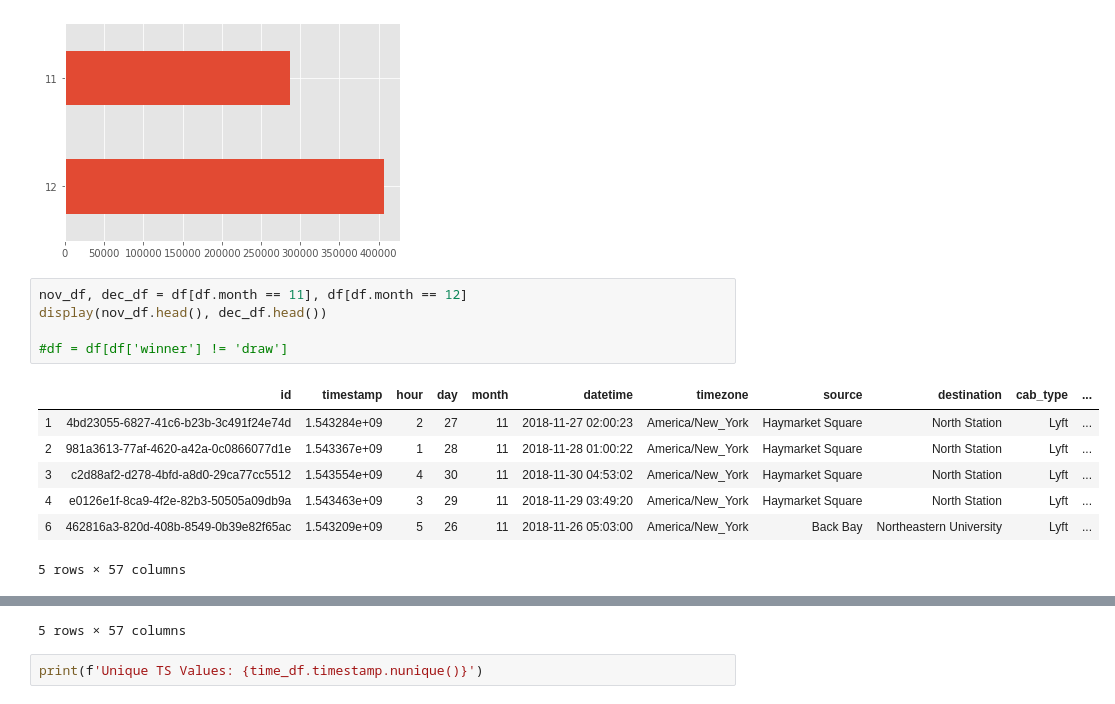
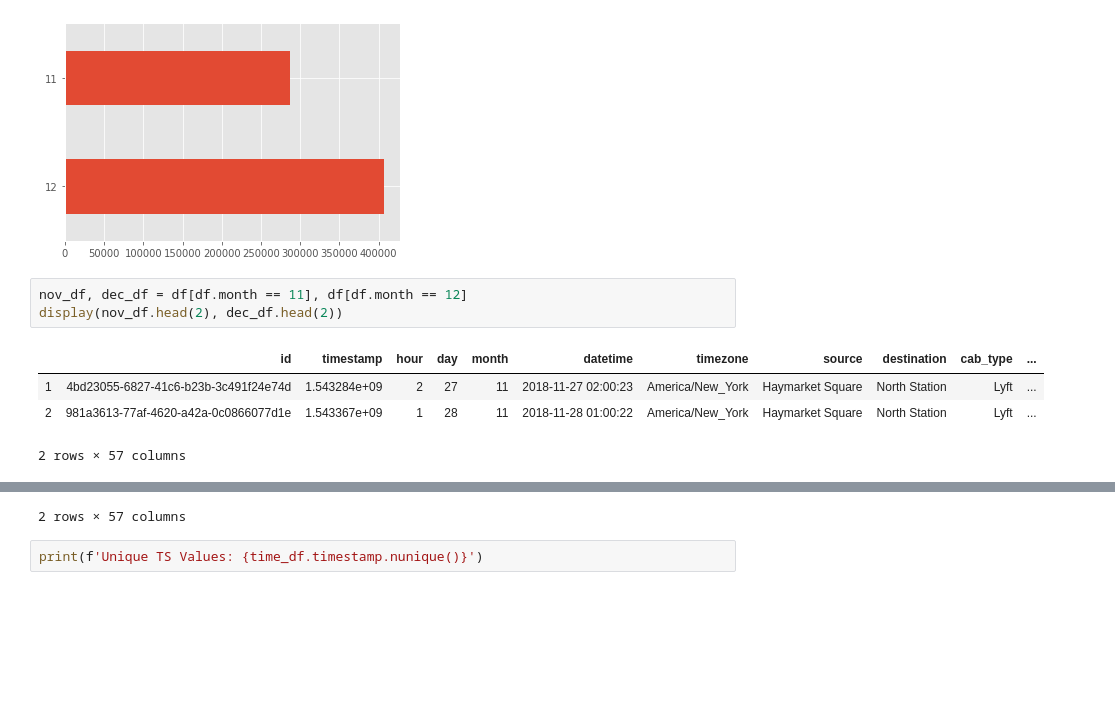
Before and after one commit to pawoody/Rideshare_Analysis, a Jupyter notebook: Boston_Rideshare_NB.ipynb, the cells around one changed output, grey strips where cells are left out. Drawn from its saved outputs; the diff is of its cells as text; blank space fills up the shorter version.

```diff
--- a/Boston_Rideshare_NB.ipynb
+++ b/Boston_Rideshare_NB.ipynb
@@ -227,17 +274,12 @@ df.month.value_counts().plot(kind='barh')
 [figure]
 # %%
 nov_df, dec_df = df[df.month == 11], df[df.month == 12]
-display(nov_df.head(), dec_df.head())
-
-#df = df[df['winner'] != 'draw']
+display(nov_df.head(2), dec_df.head(2))
 # %% [output]
 |  | id | timestamp | hour | day | month | datetime | timezone | source | destination | cab_type | ... |
 | 1 | 4bd23055-6827-41c6-b23b-3c491f24e74d | 1.543284e+09 | 2 | 27 | 11 | 2018-11-27 02:00:23 | America/New_York | Haymarket Square | North Station | Lyft | ... |
 | 2 | 981a3613-77af-4620-a42a-0c0866077d1e | 1.543367e+09 | 1 | 28 | 11 | 2018-11-28 01:00:22 | America/New_York | Haymarket Square | North Station | Lyft | ... |
-| 3 | c2d88af2-d278-4bfd-a8d0-29ca77cc5512 | 1.543554e+09 | 4 | 30 | 11 | 2018-11-30 04:53:02 | America/New_York | Haymarket Square | North Station | Lyft | ... |
-| 4 | e0126e1f-8ca9-4f2e-82b3-50505a09db9a | 1.543463e+09 | 3 | 29 | 11 | 2018-11-29 03:49:20 | America/New_York | Haymarket Square | North Station | Lyft | ... |
-| 6 | 462816a3-820d-408b-8549-0b39e82f65ac | 1.543209e+09 | 5 | 26 | 11 | 2018-11-26 05:03:00 | America/New_York | Back Bay | Northeastern University | Lyft | ... |
-5 rows × 57 columns
+2 rows × 57 columns
 |  | id | timestamp | hour | day | month | datetime | timezone | source | destination | cab_type | ... |
 | 0 | 424553bb-7174-41ea-aeb4-fe06d4f4b9d7 | 1.544953e+09 | 9 | 16 | 12 | 2018-12-16 09:30:07 | America/New_York | Haymarket Square | North Station | Lyft | ... |
 | 5 | f6f6d7e4-3e18-4922-a5f5-181cdd3fa6f2 | 1.545071e+09 | 18 | 17 | 12 | 2018-12-17 18:25:12 | America/New_York | Haymarket Square | North Station | Lyft | ... |
@@ -247,4 +286,4 @@ display(nov_df.head(), dec_df.head())
-5 rows × 57 columns
+2 rows × 57 columns
 # %%
 print(f'Unique TS Values: {time_df.timestamp.nunique()}')
 # %% [output]
```
Also changed, not shown: parts of 55 cells of this notebook, 5 other files.
